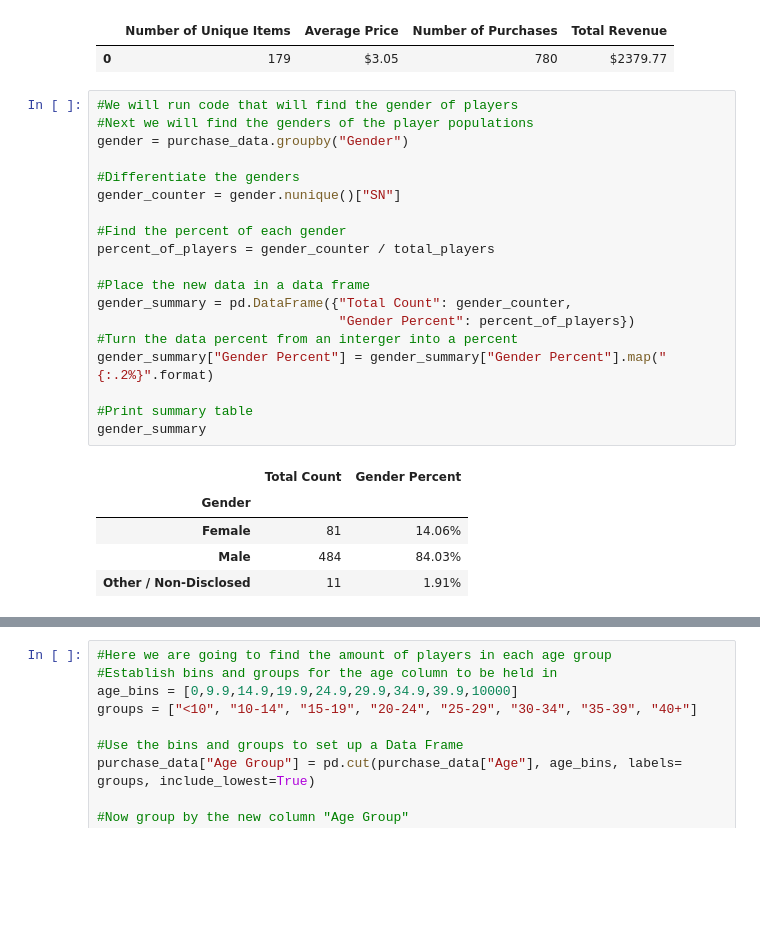
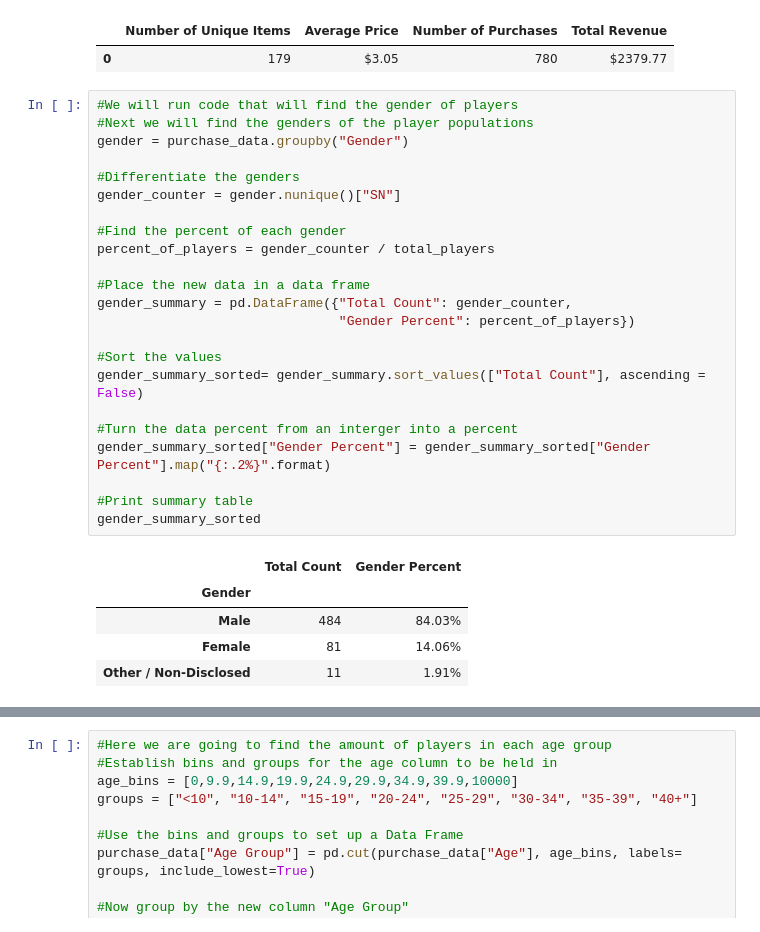
Before and after one commit to tnatoli29/panda-challenge, a Jupyter notebook: HerosOfPymoli/HerosofPymoli.ipynb, the cells around one changed output, grey strips where cells are left out. Cells and saved outputs as stored; diff of their text form; blank space fills up the shorter version.

```diff
--- a/HerosOfPymoli/Untitled.ipynb
+++ b/HerosOfPymoli/HerosofPymoli.ipynb
@@ -57,27 +57,31 @@ purchase_analysis
 # %%
 #We will run code that will find the gender of players
 #Next we will find the genders of the player populations
 gender = purchase_data.groupby("Gender")
 
 #Differentiate the genders
 gender_counter = gender.nunique()["SN"]
 
 #Find the percent of each gender
 percent_of_players = gender_counter / total_players
 
 #Place the new data in a data frame
 gender_summary = pd.DataFrame({"Total Count": gender_counter,
                                "Gender Percent": percent_of_players})
+
+#Sort the values
+gender_summary_sorted= gender_summary.sort_values(["Total Count"], ascending = False)
+
 #Turn the data percent from an interger into a percent
-gender_summary["Gender Percent"] = gender_summary["Gender Percent"].map("{:.2%}".format)
+gender_summary_sorted["Gender Percent"] = gender_summary_sorted["Gender Percent"].map("{:.2%}".format)
 
 #Print summary table
-gender_summary
+gender_summary_sorted
 # %% [output]
 |  | Total Count | Gender Percent |
 | Gender |  |  |
+| Male | 484 | 84.03% |
 | Female | 81 | 14.06% |
-| Male | 484 | 84.03% |
 | Other / Non-Disclosed | 11 | 1.91% |
 # %%
 #This will perform a purchase analysis based on gender
```
Also changed, not shown: parts of 3 cells of this notebook.
